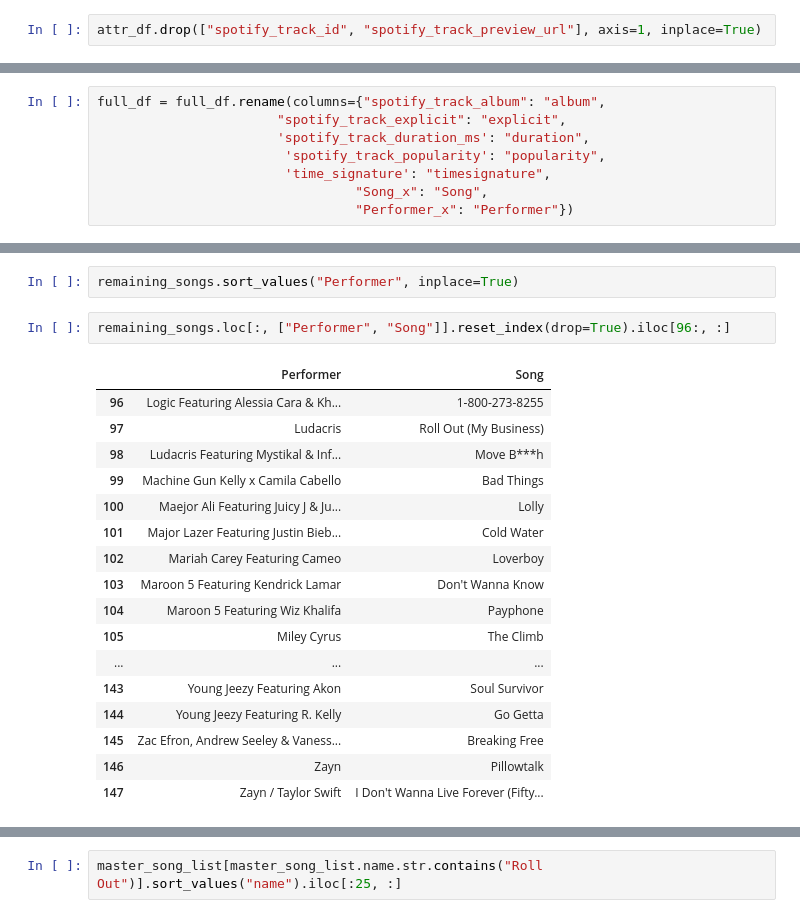
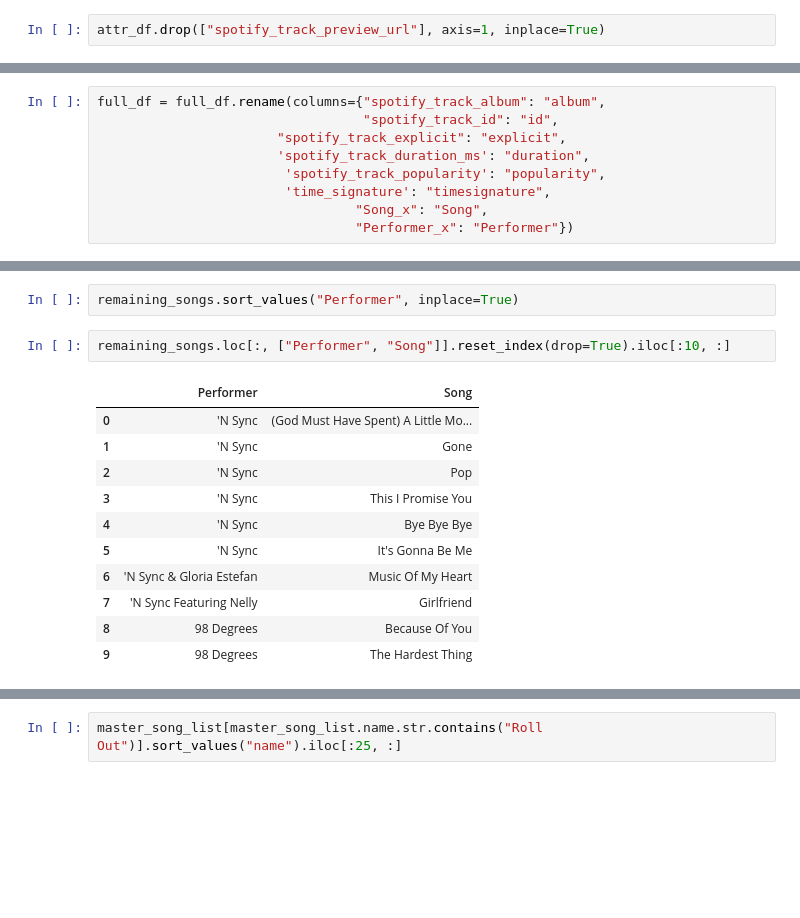
Before and after one commit to kyle-rgb/Spotify_Project, a Jupyter notebook: notebooks/DataTransformation.ipynb, the cells around one changed output, grey strips where cells are left out. Drawn from its saved outputs; the diff is of its cells as text; blank space fills up the shorter version.

```diff
--- a/notebooks/DataTransformation.ipynb
+++ b/notebooks/DataTransformation.ipynb
@@ -184,7 +184,7 @@ Index(['SongID', 'Performer', 'Song', 'spotify_genre', 'spotify_track_id',
        'valence', 'tempo', 'time_signature'],
       dtype='object')
 # %%
-attr_df.drop(["spotify_track_id", "spotify_track_preview_url"], axis=1, inplace=True)
+attr_df.drop(["spotify_track_preview_url"], axis=1, inplace=True)
 # %%
 full_df = pd.merge(top20_df, attr_df, "left", on="SongID")
 # %%
@@ -279,6 +280,7 @@ attr_df = attr_df.rename(columns={"spotify_track_album": "album",
 full_df.drop(["Song_y", "Performer_y"], axis=1, inplace=True)
 # %%
 full_df = full_df.rename(columns={"spotify_track_album": "album",
+                                  "spotify_track_id": "id",
                        "spotify_track_explicit": "explicit",
                        'spotify_track_duration_ms': "duration",
                         'spotify_track_popularity': "popularity",
@@ -804,23 +804,17 @@ remaining_songs = full_df[full_df.liveness.isnull()].drop_duplicates(["Song", "P
 # %%
 remaining_songs.sort_values("Performer", inplace=True)
 # %%
-remaining_songs.loc[:, ["Performer", "Song"]].reset_index(drop=True).iloc[96:, :]
+remaining_songs.loc[:, ["Performer", "Song"]].reset_index(drop=True).iloc[:10, :]
 # %% [output]
 |  | Performer | Song |
-| 96 | Logic Featuring Alessia Cara & Kh... | 1-800-273-8255 |
-| 97 | Ludacris | Roll Out (My Business) |
-| 98 | Ludacris Featuring Mystikal & Inf... | Move B***h |
-| 99 | Machine Gun Kelly x Camila Cabello | Bad Things |
-| 100 | Maejor Ali Featuring Juicy J & Ju... | Lolly |
-| 101 | Major Lazer Featuring Justin Bieb... | Cold Water |
-| 102 | Mariah Carey Featuring Cameo | Loverboy |
-| 103 | Maroon 5 Featuring Kendrick Lamar | Don't Wanna Know |
-| 104 | Maroon 5 Featuring Wiz Khalifa | Payphone |
-| 105 | Miley Cyrus | The Climb |
-| ... | ... | ... |
-| 143 | Young Jeezy Featuring Akon | Soul Survivor |
-| 144 | Young Jeezy Featuring R. Kelly | Go Getta |
-| 145 | Zac Efron, Andrew Seeley & Vaness... | Breaking Free |
-| 146 | Zayn | Pillowtalk |
-| 147 | Zayn / Taylor Swift | I Don't Wanna Live Forever (Fifty... |
+| 0 | 'N Sync | (God Must Have Spent) A Little Mo... |
+| 1 | 'N Sync | Gone |
+| 2 | 'N Sync | Pop |
+| 3 | 'N Sync | This I Promise You |
+| 4 | 'N Sync | Bye Bye Bye |
+| 5 | 'N Sync | It's Gonna Be Me |
+| 6 | 'N Sync & Gloria Estefan | Music Of My Heart |
+| 7 | 'N Sync Featuring Nelly | Girlfriend |
+| 8 | 98 Degrees | Because Of You |
+| 9 | 98 Degrees | The Hardest Thing |
 # %%
```
Also changed, not shown: parts of 34 cells of this notebook.
